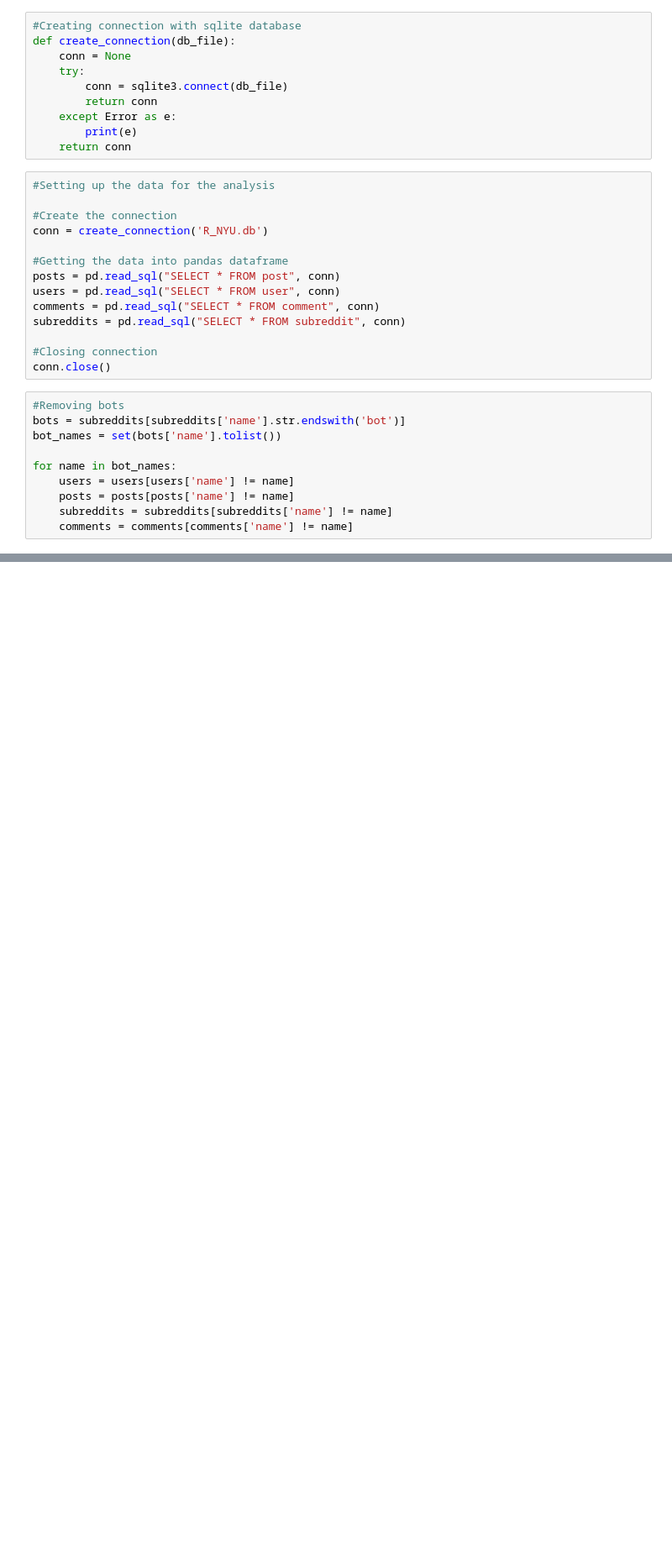
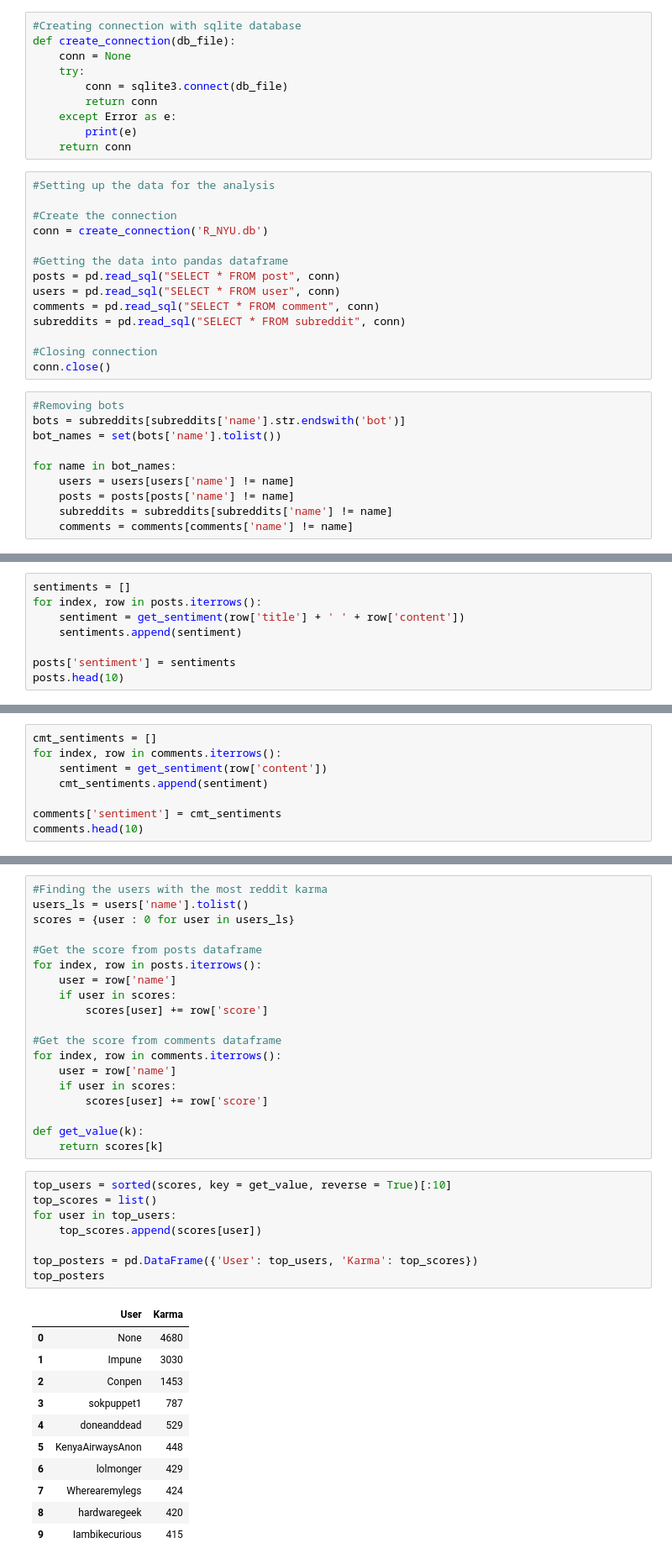
Before and after one commit to Kn99HN/R_NYU_Analysis, a Jupyter notebook: Analysis.ipynb, the cells around one changed output, grey strips where cells are left out. Shown: that part at 84% size. Drawn from its saved outputs; the diff is of its cells as text; blank space fills up the shorter version.

```diff
--- a/Analysis.ipynb
+++ b/Analysis.ipynb
@@ -56,0 +353,8 @@ for name in bot_names:
+# %%
+sentiments = []
+for index, row in posts.iterrows():
+    sentiment = get_sentiment(row['title'] + ' ' + row['content'])
+    sentiments.append(sentiment)
+
+posts['sentiment'] = sentiments
+posts.head(10)
@@ -56,0 +373,8 @@ for name in bot_names:
+# %%
+cmt_sentiments = []
+for index, row in comments.iterrows():
+    sentiment = get_sentiment(row['content'])
+    cmt_sentiments.append(sentiment)
+
+comments['sentiment'] = cmt_sentiments
+comments.head(10)
@@ -56,0 +405,39 @@ for name in bot_names:
+# %%
+#Finding the users with the most reddit karma
+users_ls = users['name'].tolist()
+scores = {user : 0 for user in users_ls}
+
+#Get the score from posts dataframe
+for index, row in posts.iterrows():
+    user = row['name']
+    if user in scores:
+        scores[user] += row['score']
+
+#Get the score from comments dataframe
+for index, row in comments.iterrows():
+    user = row['name']
+    if user in scores:
+        scores[user] += row['score']
+
+def get_value(k):
+    return scores[k]
+# %%
+top_users = sorted(scores, key = get_value, reverse = True)[:10]
+top_scores = list()
+for user in top_users:
+    top_scores.append(scores[user])
+
+top_posters = pd.DataFrame({'User': top_users, 'Karma': top_scores})
+top_posters
+# %% [output]
+|  | User | Karma |
+| 0 | None | 4680 |
+| 1 | Impune | 3030 |
+| 2 | Conpen | 1453 |
+| 3 | sokpuppet1 | 787 |
+| 4 | doneanddead | 529 |
+| 5 | KenyaAirwaysAnon | 448 |
+| 6 | lolmonger | 429 |
+| 7 | Wherearemylegs | 424 |
+| 8 | hardwaregeek | 420 |
+| 9 | Iambikecurious | 415 |
```
Also changed, not shown: parts of 29 cells of this notebook, 1 other file.
